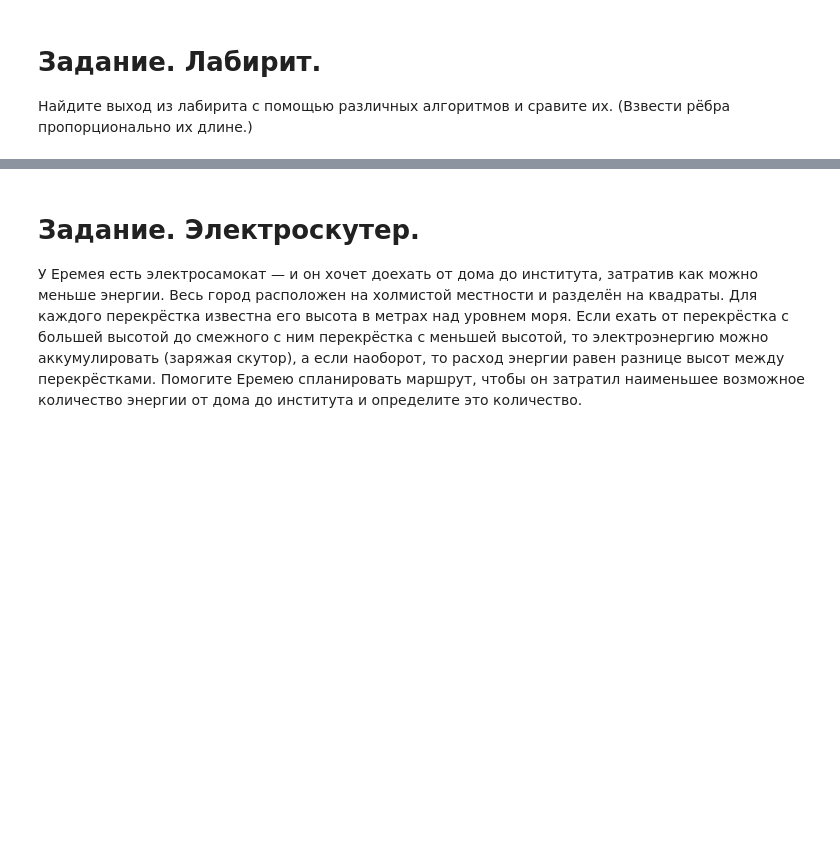
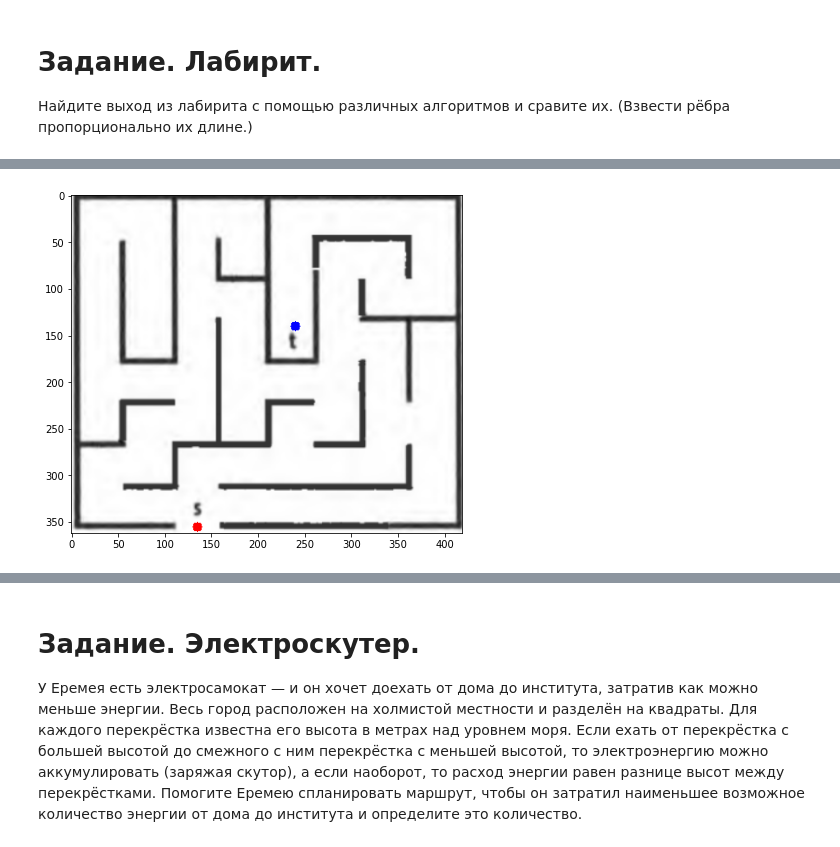
Before and after one commit to vn322/RUDN_Lab_Works, a Jupyter notebook: Laba_9.ipynb, the cells around one changed output, grey strips where cells are left out. Cells and saved outputs as stored; diff of their text form; code cells hidden in the pictures; blank space fills up the shorter version.

```diff
--- a/Laba_9.ipynb
+++ b/Laba_9.ipynb
@@ -1141,0 +1405,10 @@ Image("Лабиринт.png")             # вызов функции и пер
+# %%
+
+img = cv2.imread('Maze.png') # read an image from a file using
+cv2.circle(img,(135,355), 5, (255,0,0), -1) # add a circle at (5, 220)
+cv2.circle(img, (240,140), 5, (0,0,255), -1) # add a circle at (5,5)
+plt.figure(figsize=(7,7))
+plt.imshow(img) # show the image
+plt.show()
+# %% [output]
+[figure, added]
```
Also changed, not shown: parts of 13 cells of this notebook.
